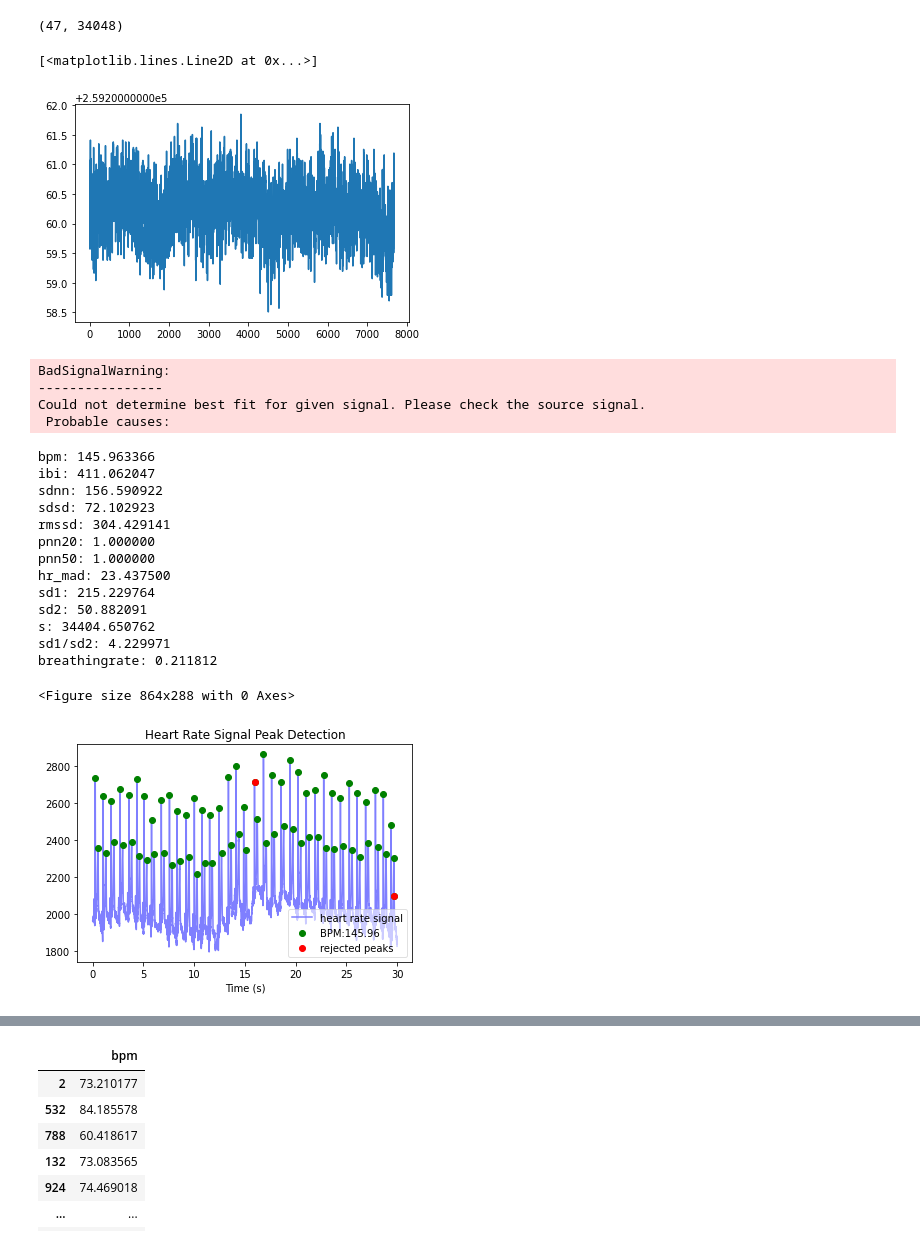
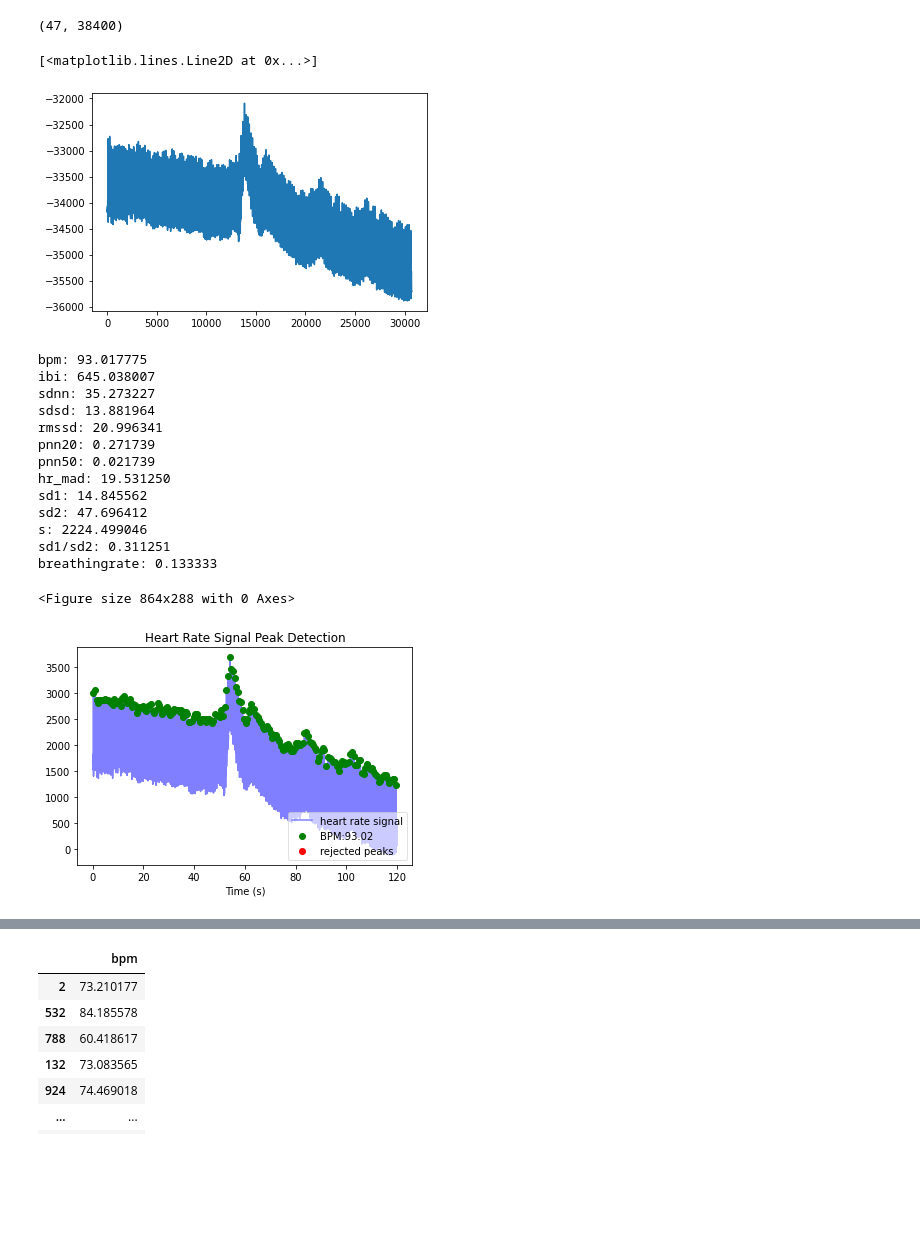
Before and after one commit to pouya-parsa/heart_rate_estimation, a Jupyter notebook: ECG_to_BPM.ipynb, the cells around one changed output, grey strips where cells are left out. Drawn from its saved outputs; the diff is of its cells as text; code cells hidden in the pictures; blank space fills up the shorter version.

```diff
--- a/ECG_to_BPM.ipynb
+++ b/ECG_to_BPM.ipynb
@@ -10,7 +10,7 @@ import glob
 import pandas as pd
 import os
 # %%
-f = pyedflib.EdfReader("./dataset/1046/Part_9_S_Trial3_emotion.bdf")
+f = pyedflib.EdfReader("./dataset/1340/Part_11_S_Trial20_emotion.bdf")
 n = f.signals_in_file
 signal_labels = f.getSignalLabels()
 sigbufs = np.zeros((n, f.getNSamples()[0]))
@@ -19,21 +19,16 @@ for i in np.arange(n):
 
 print(sigbufs.shape)
 # %% [output]
-(47, 34048)
+(47, 38400)
 # %%
 plt.figure()
-data = sigbufs[34][:256*30]
+data = sigbufs[34][:256*120]
 plt.plot(data)
 # %% [output]
 [<matplotlib.lines.Line2D at 0x...>]
-[figure, old version]
+[figure, new version]
 # %%
 wd, m = hp.process(data, sample_rate = 256.0)
-# %% [output]
-BadSignalWarning:
-----------------
-Could not determine best fit for given signal. Please check the source signal.
- Probable causes:
 # %%
 #set large figure
 plt.figure(figsize=(12,4))
@@ -45,21 +40,21 @@ hp.plotter(wd, m)
 for measure in m.keys():
     print('%s: %f' %(measure, m[measure]))
 # %% [output]
-bpm: 145.963366
-ibi: 411.062047
-sdnn: 156.590922
-sdsd: 72.102923
-rmssd: 304.429141
-pnn20: 1.000000
-pnn50: 1.000000
-hr_mad: 23.437500
-sd1: 215.229764
-sd2: 50.882091
-s: 34404.650762
-sd1/sd2: 4.229971
-breathingrate: 0.211812
+bpm: 93.017775
+ibi: 645.038007
+sdnn: 35.273227
+sdsd: 13.881964
+rmssd: 20.996341
+pnn20: 0.271739
+pnn50: 0.021739
+hr_mad: 19.531250
+sd1: 14.845562
+sd2: 47.696412
+s: 2224.499046
+sd1/sd2: 0.311251
+breathingrate: 0.133333
 <Figure size 864x288 with 0 Axes>
-[figure, old version]
+[figure, new version]
 # %%
 # from heartpy.datautils import rolling_mean, _sliding_window
 # from heartpy.peakdetection import detect_peaks
```
Also changed, not shown: 3 other files.
